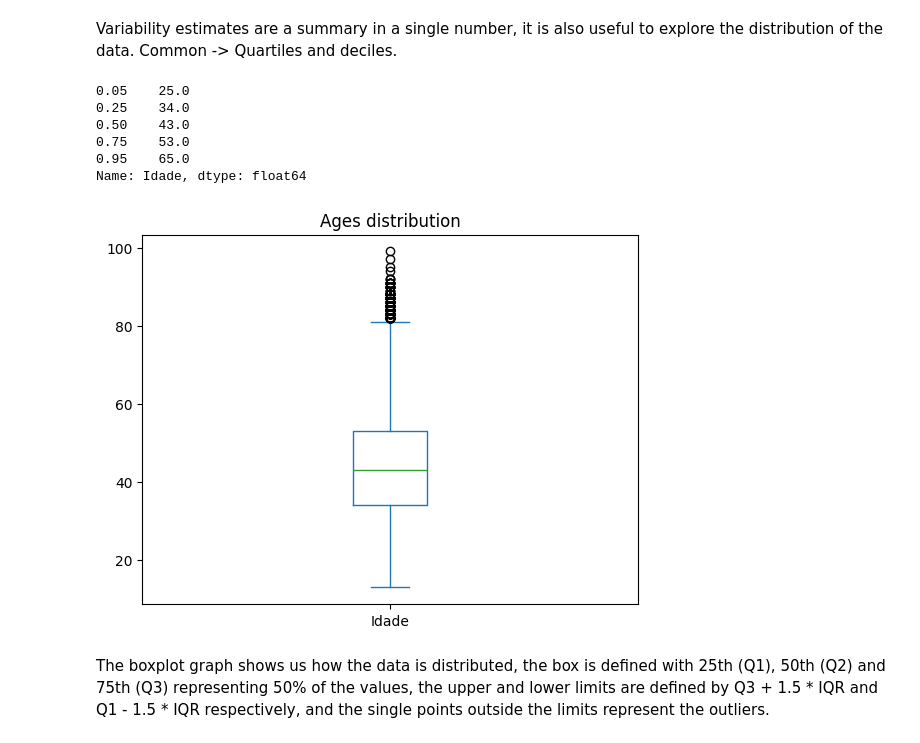
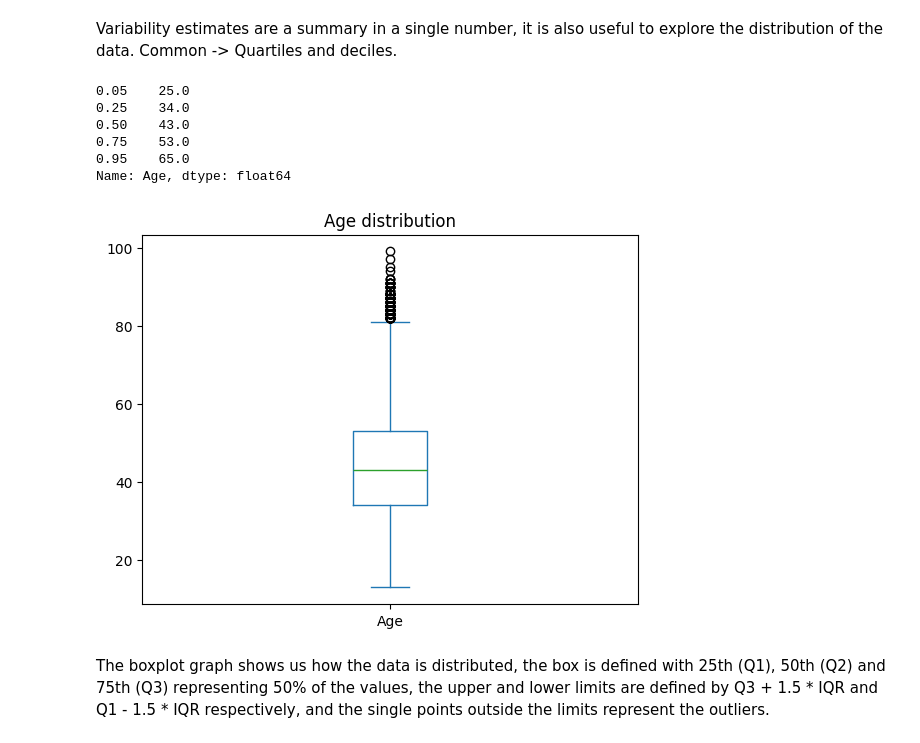
Before and after one commit to gdserafini/pratical-statistics, a Jupyter notebook: src/1-exploratory-data-analysis/exploratory_data_analysis.ipynb, the cells around one changed output. Cells and saved outputs as stored; diff of their text form; code cells hidden in the pictures.

```diff
--- a/src/1-exploratory-data-analysis/exploratory_data_analysis.ipynb
+++ b/src/1-exploratory-data-analysis/exploratory_data_analysis.ipynb
@@ -57,5 +57,6 @@ import numpy as np
 import matplotlib.pyplot as plt
 # %%
 data = pd.read_csv('../../datasets/data.csv')
+data.columns = ['State', 'Sex', 'Age', 'Color', 'Years of Study', 'Salary', 'Height']
 data.head()
 # %% [output]
@@ -141,20 +142,20 @@ smad(data['Renda'])
 Variability estimates are a summary in a single number, it is also useful to explore the distribution of the data.
 Common -> Quartiles and deciles.
 # %%
-data['Idade'].quantile([0.05, 0.25, 0.5, 0.75, 0.95])
+data['Age'].quantile([0.05, 0.25, 0.5, 0.75, 0.95])
 # %% [output]
 0.05    25.0
 0.25    34.0
 0.50    43.0
 0.75    53.0
 0.95    65.0
-Name: Idade, dtype: float64
+Name: Age, dtype: float64
 # %%
-data['Idade'].plot(kind='box')
-plt.title('Ages distribution')
+data['Age'].plot(kind='box')
+plt.title('Age distribution')
 plt.show()
 # %% [output]
-[figure, old version]
+[figure, new version]
 # %% [markdown]
 The boxplot graph shows us how the data is distributed, the box is defined with 25th (Q1), 50th (Q2) and 75th (Q3) representing 50% of the values, the upper and lower limits are defined by Q3 + 1.5 * IQR and Q1 - 1.5 * IQR respectively, and the single points outside the limits represent the outliers.
 # %% [markdown]
```
Also changed, not shown: parts of 13 cells of this notebook, 1 other file.
